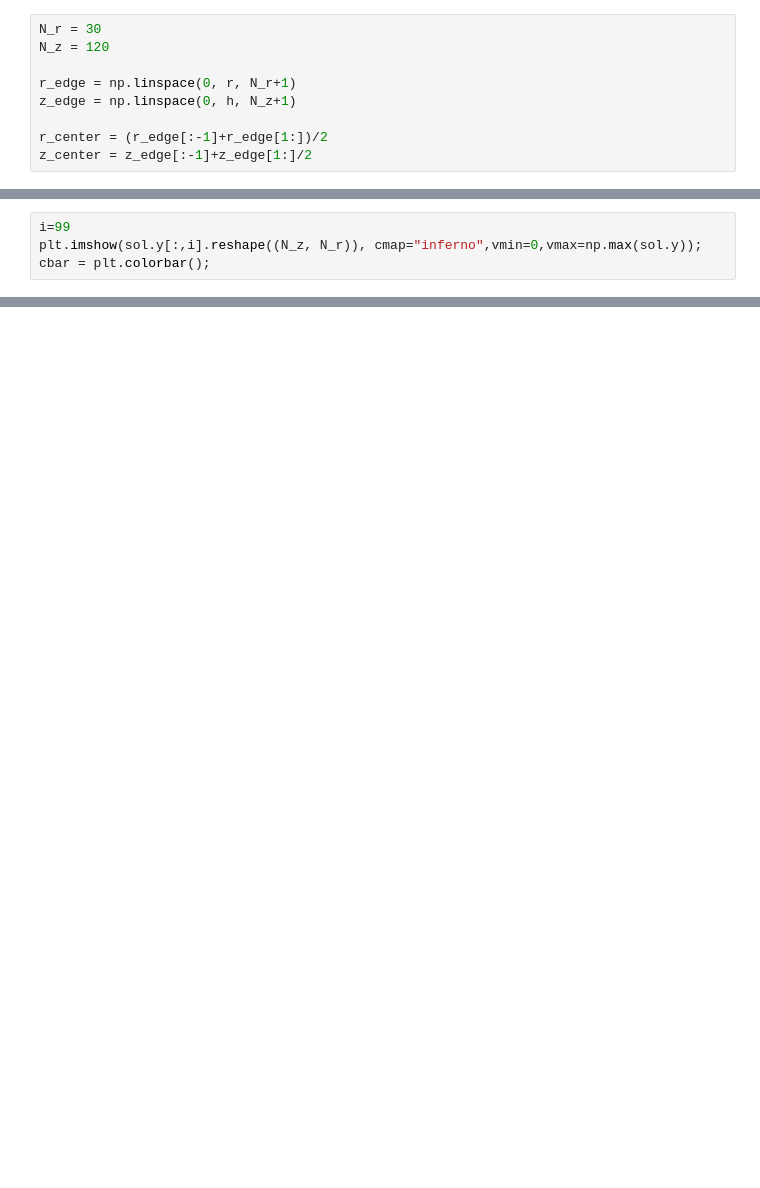
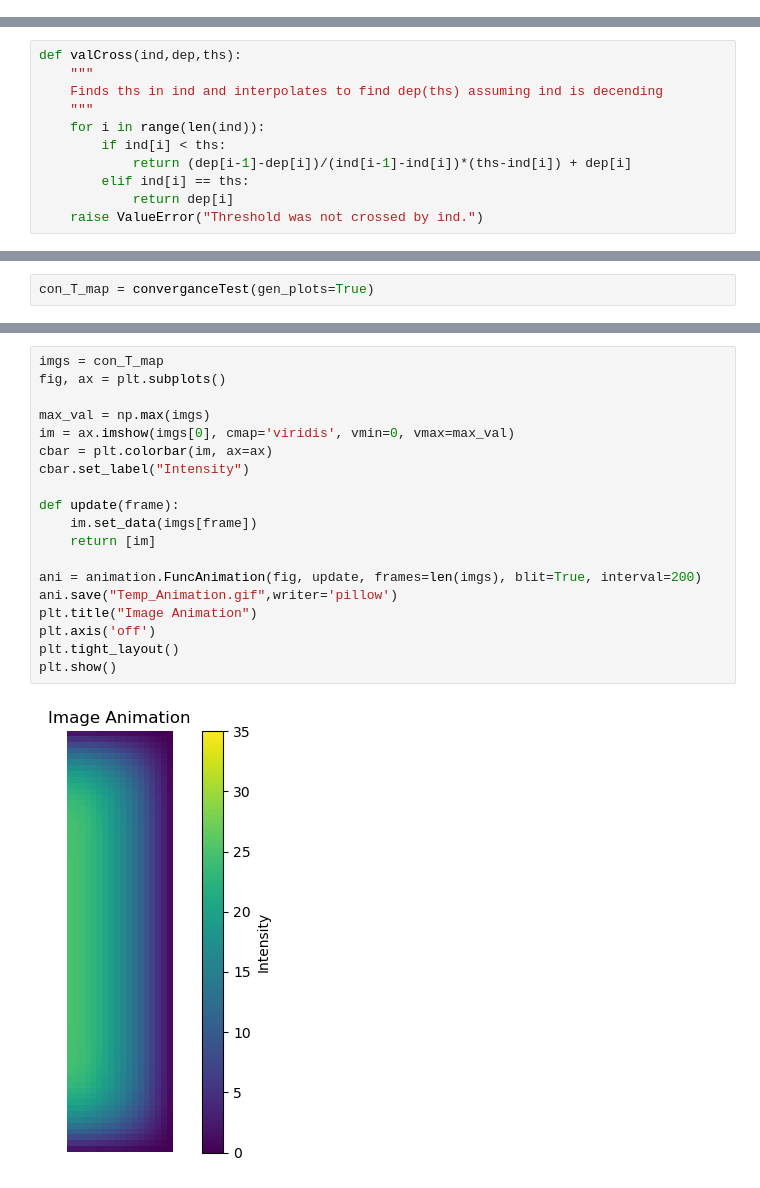
Before and after one commit to me701/homework-4-bourmanleegibson, a Jupyter notebook: Solution.ipynb, the cells around one changed output, grey strips where cells are left out. Cells and saved outputs as stored; diff of their text form; blank space fills up the shorter version.

Commit message:
Added convergence study and plotting functions, git ignores .gif files

```diff
--- a/Solution.ipynb
+++ b/Solution.ipynb
@@ -28,9 +79,0 @@ T_oo = 0 # {C}
-# %%
-N_r = 30
-N_z = 120
-
-r_edge = np.linspace(0, r, N_r+1)
-z_edge = np.linspace(0, h, N_z+1)
-
-r_center = (r_edge[:-1]+r_edge[1:])/2
-z_center = z_edge[:-1]+z_edge[1:]/2
@@ -59,3 +79,0 @@ sol = solve_ivp(T_prime, [t_initial, t_final], T0,
-# %%
-i=99
-plt.imshow(sol.y[:,i].reshape((N_z, N_r)), cmap="inferno",vmin=0,vmax=np.max(sol.y)); cbar = plt.colorbar();
@@ -173,0 +80,11 @@ type(t)
+# %%
+def valCross(ind,dep,ths):
+    """
+    Finds ths in ind and interpolates to find dep(ths) assuming ind is decending
+    """
+    for i in range(len(ind)):
+        if ind[i] < ths:
+            return (dep[i-1]-dep[i])/(ind[i-1]-ind[i])*(ths-ind[i]) + dep[i]
+        elif ind[i] == ths:
+            return dep[i]
+    raise ValueError("Threshold was not crossed by ind.")
@@ -173,0 +157,2 @@ type(t)
+# %%
+con_T_map = converganceTest(gen_plots=True)
@@ -173,0 +166,21 @@ type(t)
+# %%
+imgs = con_T_map
+fig, ax = plt.subplots()
+
+max_val = np.max(imgs)
+im = ax.imshow(imgs[0], cmap='viridis', vmin=0, vmax=max_val)
+cbar = plt.colorbar(im, ax=ax)
+cbar.set_label("Intensity")
+
+def update(frame):
+    im.set_data(imgs[frame])
+    return [im]
+
+ani = animation.FuncAnimation(fig, update, frames=len(imgs), blit=True, interval=200)
+ani.save("Temp_Animation.gif",writer='pillow')
+plt.title("Image Animation")
+plt.axis('off')
+plt.tight_layout()
+plt.show()
+# %% [output]
+[figure, added]
```
Also changed, not shown: parts of 16 cells of this notebook, 1 other file.
